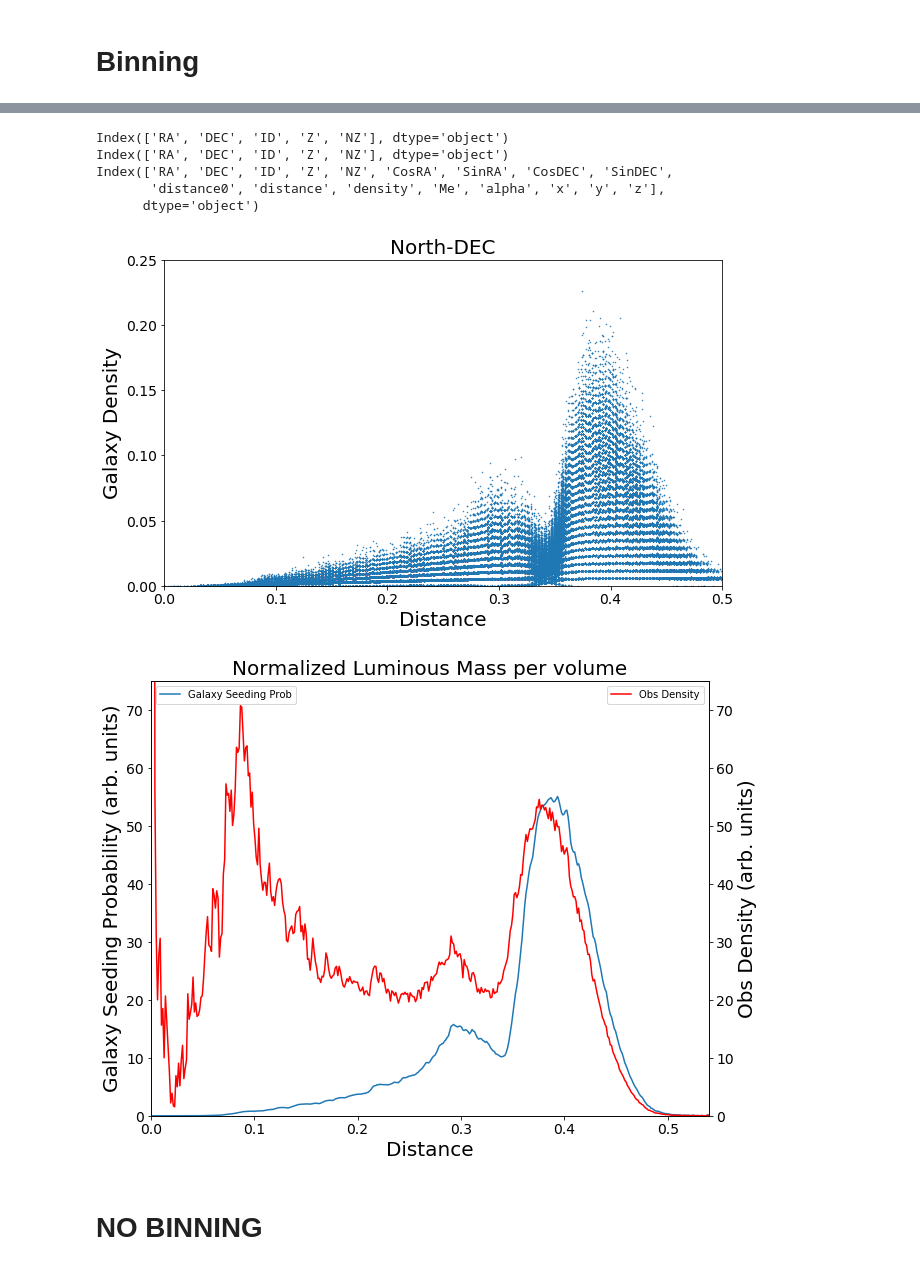
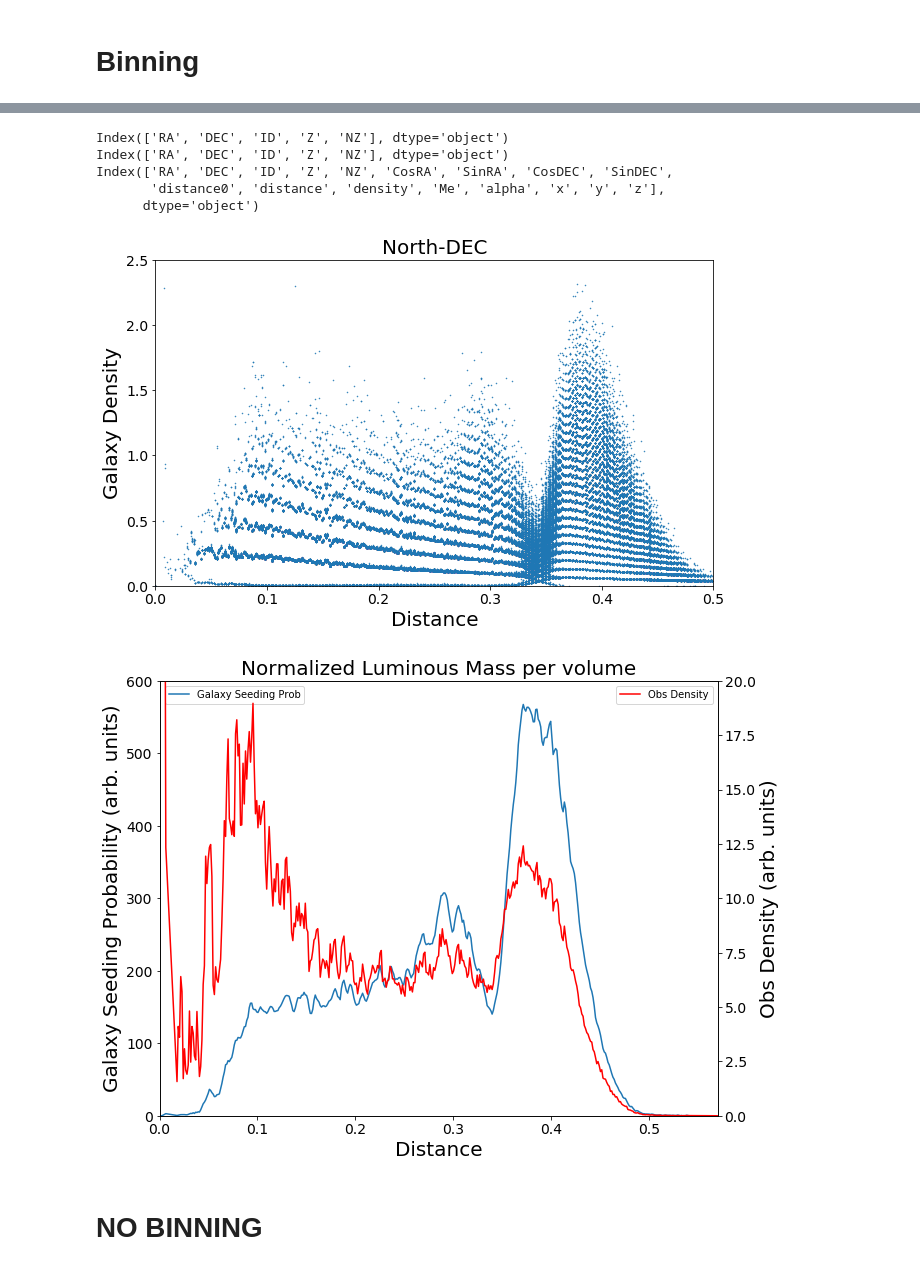
Before and after one commit to ny2292000/TheHypergeometricalUniverse, a Jupyter notebook: FitsAnalysisCrossSection.ipynb, the cells around one changed output, grey strips where cells are left out. Cells and saved outputs as stored; diff of their text form; code cells hidden in the pictures.

```diff
--- a/FitsAnalysisCrossSection.ipynb
+++ b/FitsAnalysisCrossSection.ipynb
@@ -16,8 +16,6 @@ def normalizeMe(myGalaxy):
     df0["alpha"]=4.0/np.pi*df0.alpha
     # Calculate number of datapoints for normalization along distance
     dfcount=pd.DataFrame({'Me' : myGalaxy.groupby( ['alpha'])['Me'].count()}).reset_index()
-    # accommodate increasing surface covered by the data
-    dfcount.Me=dfcount.Me/dfcount.alpha**2
     dfcount.Me=dfcount.Me/10000    # accommodate for photon path
     dfcount["alpha"]=4.0/np.pi*dfcount.alpha
     # Correct Luminosity
@@ -26,6 +24,10 @@ def normalizeMe(myGalaxy):
     df0=df0.set_index(["alpha","DEC"],)
     df0=df0/dfcount
     df0.reset_index(inplace=True)
+    # accommodate increasing surface covered by the data
+    # the reason for adjusting dfcount here is because the aggregation of mass pays not attention to the increasing volume
+    # thus the normalization above should be done before we adjust dfcount to get obs/UnitOfVolume
+    dfcount.Me=dfcount.Me/dfcount.index**2
     return df0, dfcount
 # %% [markdown]
 # Binning
@@ -100,7 +102,7 @@ myKeys=[
 ('RA', 'galaxy_DR12v5_CMASS_South.fits')]
 
 rangesx= (0.0,0.5)
-rangesy= (0,0.25)
+rangesy= (0,2.5)
 titleCode=['North-DEC']
 
 myGalaxy0 = HULib.get_BOSS_data(parameters.sdssAddress + 'galaxy_DR12v5_LOWZ_North.fits')
@@ -126,31 +128,31 @@ Index(['RA', 'DEC', 'ID', 'Z', 'NZ'], dtype='object')
 Index(['RA', 'DEC', 'ID', 'Z', 'NZ', 'CosRA', 'SinRA', 'CosDEC', 'SinDEC',
        'distance0', 'distance', 'density', 'Me', 'alpha', 'x', 'y', 'z'],
       dtype='object')
-[figure, old version]
+[figure, new version]
 # %%
 df_total_mass=pd.DataFrame({'Galaxy Seeding Prob' : df0.groupby( ['alpha'])['Me'].sum()}).reset_index()
 ax=df_total_mass.plot(x="alpha"  , y="Galaxy Seeding Prob", figsize=(10,8), fontsize=14)
 ax.set_xlabel("Distance", fontsize=20)
 ax.set_ylabel("Galaxy Seeding Probability (arb. units)", fontsize=20)
 ax.set_title("Normalized Luminous Mass per volume", fontsize=20)
 ax.set_xlim(0,0.5)
-ax.set_ylim(0,75)
+ax.set_ylim(0,600)
 ax2 = ax.twinx()
-ax2.set_ylim(0,75)
+ax2.set_ylim(0,20)
 ax2.set_ylabel("Obs Density (arb. units)", fontsize=20)
 h1, l1 = ax.get_legend_handles_labels()
 h2, l2 = ax2.get_legend_handles_labels()
 ax.legend(h2+h1, l1+l2, loc=2)
 dfcountplot=dfcount.copy()
 dfcountplot.columns= ['Obs Density']
 dfcountplot["Obs Density"]*=5
 dfcountplot.plot(y="Obs Density", ax=ax2, color="red", fontsize=14)
 
 fig = plt.gcf()
 if parameters.saveme:
     fig.savefig(parameters.imgAddress + 'NormalizedSeedProb.png', dpi=300)
 # %% [output]
-[figure, old version]
+[figure, new version]
 # %% [markdown]
 # NO BINNING
 # %%
```
Also changed, not shown: parts of 1 cell of this notebook, 3 other files.
